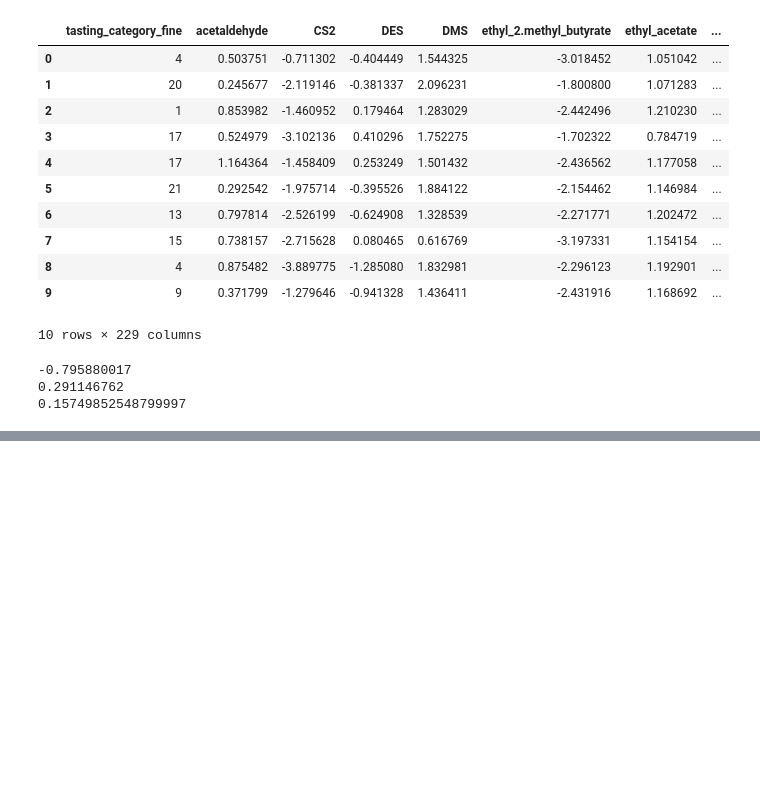
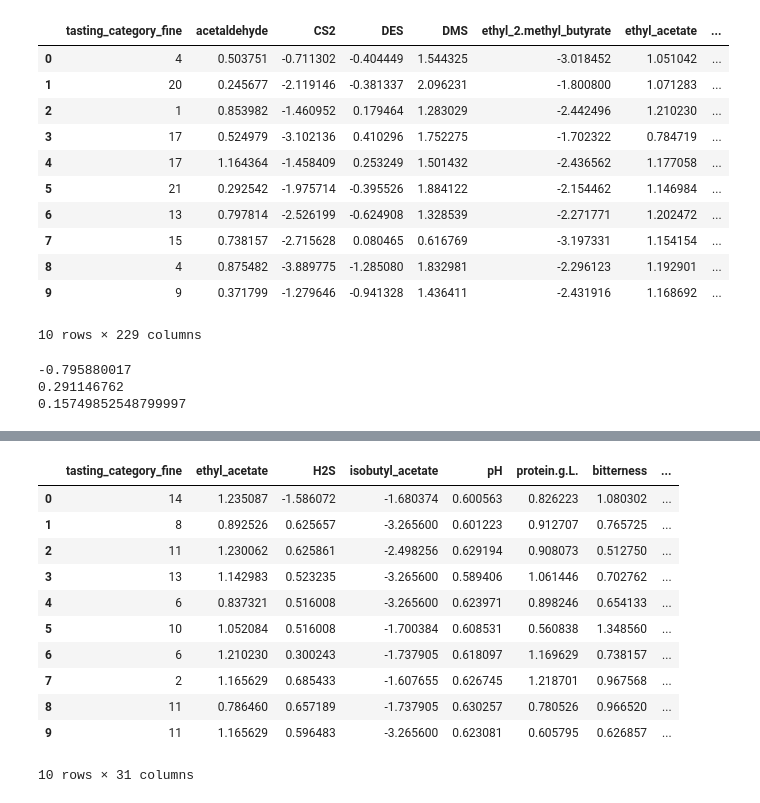
Before and after one commit to MaDe2101/DMLBeerProject, a Jupyter notebook: src/overallPythonFile.ipynb, the cells around one changed output, grey strips where cells are left out. Cells and saved outputs as stored; diff of their text form; code cells hidden in the pictures; blank space fills up the shorter version.

Commit message:
Added smaller sample with 30 different correlation values

```diff
--- a/src/overallPythonFile.ipynb
+++ b/src/overallPythonFile.ipynb
@@ -200,0 +341,17 @@ highCorrelationRand.to_csv('./../data/result/createdSampleHighCorrelationData.cs
+# %%
+# Use name of columns that perform best in our GP analysis, start with what paper people found
+selected_dfRand = generate_samples_with_bad(selected_df, 250, bad_columns=['ethyl_acetate','kcalperc','isobutyl_acetate','H2S'],cat_columns=['tasting_category_fine'],percentile=20)
+selected_dfRand.head(10)
+# %% [output]
+|  | tasting_category_fine | ethyl_acetate | H2S | isobutyl_acetate | pH | protein.g.L. | bitterness | ... |
+| 0 | 14 | 1.235087 | -1.586072 | -1.680374 | 0.600563 | 0.826223 | 1.080302 | ... |
+| 1 | 8 | 0.892526 | 0.625657 | -3.265600 | 0.601223 | 0.912707 | 0.765725 | ... |
+| 2 | 11 | 1.230062 | 0.625861 | -2.498256 | 0.629194 | 0.908073 | 0.512750 | ... |
+| 3 | 13 | 1.142983 | 0.523235 | -3.265600 | 0.589406 | 1.061446 | 0.702762 | ... |
+| 4 | 6 | 0.837321 | 0.516008 | -3.265600 | 0.623971 | 0.898246 | 0.654133 | ... |
+| 5 | 10 | 1.052084 | 0.516008 | -1.700384 | 0.608531 | 0.560838 | 1.348560 | ... |
+| 6 | 6 | 1.210230 | 0.300243 | -1.737905 | 0.618097 | 1.169629 | 0.738157 | ... |
+| 7 | 2 | 1.165629 | 0.685433 | -1.607655 | 0.626745 | 1.218701 | 0.967568 | ... |
+| 8 | 11 | 0.786460 | 0.657189 | -1.737905 | 0.630257 | 0.780526 | 0.966520 | ... |
+| 9 | 11 | 1.165629 | 0.596483 | -3.265600 | 0.623081 | 0.605795 | 0.626857 | ... |
+10 rows × 31 columns
```
Also changed, not shown: parts of 9 cells of this notebook, 4 other files.
